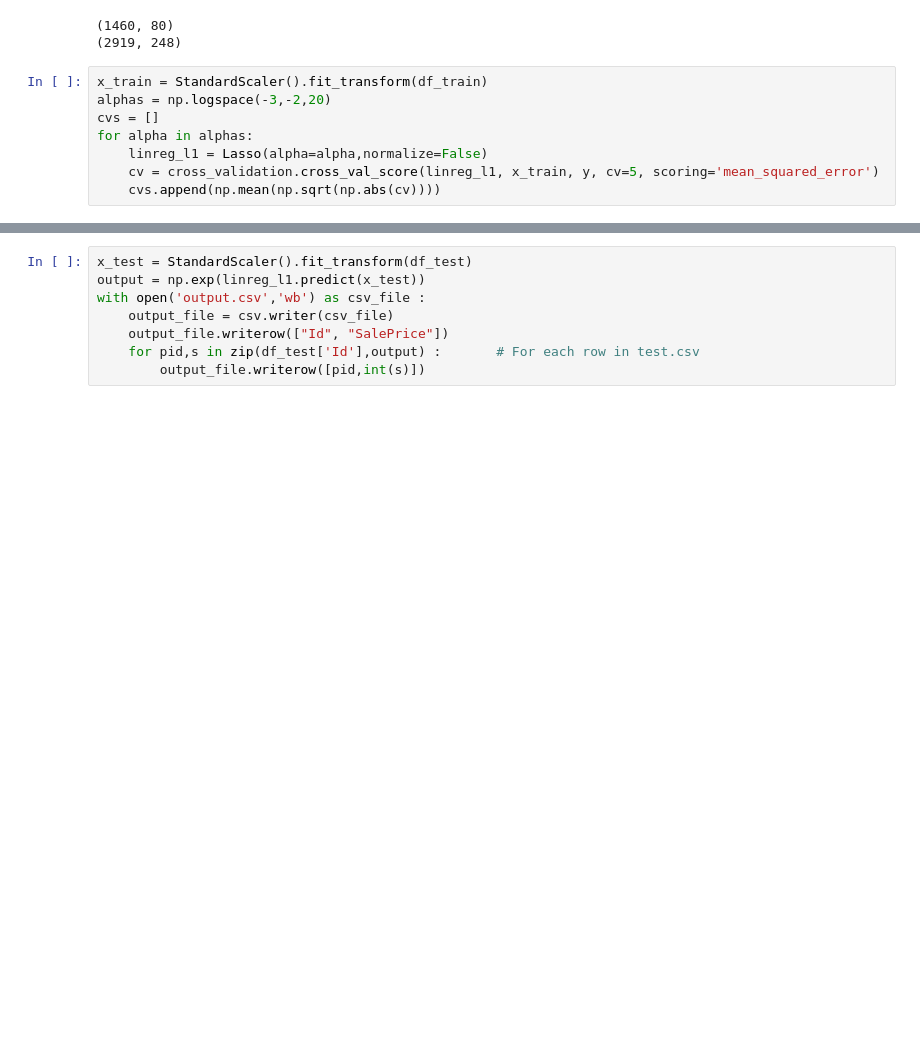
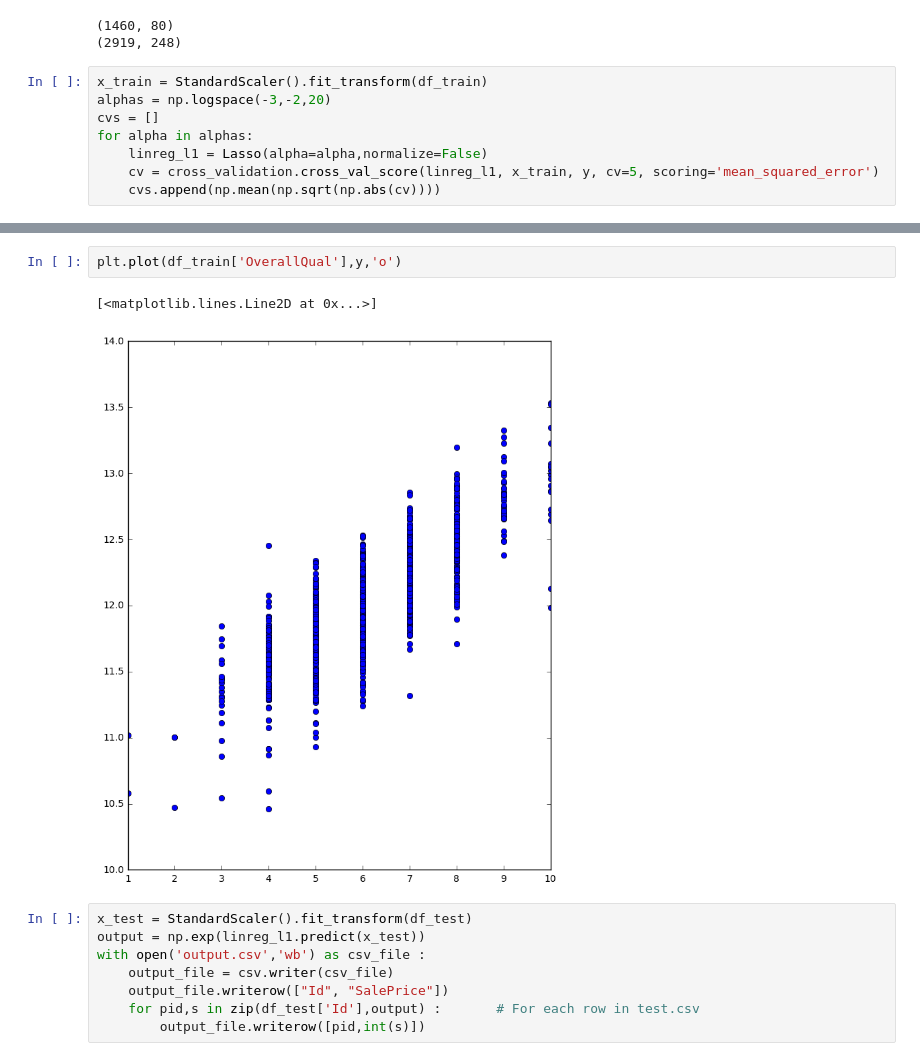
Before and after one commit to jmpounders/kaggle_homeprices, a Jupyter notebook: HomePricePrediction.ipynb, the cells around one changed output, grey strips where cells are left out. Cells and saved outputs as stored; diff of their text form; blank space fills up the shorter version.

```diff
--- a/HomePricePrediction.ipynb
+++ b/HomePricePrediction.ipynb
@@ -341,3 +389,8 @@ Prediction accuracy =  0.103166642934
+# %%
+plt.plot(df_train['OverallQual'],y,'o')
+# %% [output]
+[<matplotlib.lines.Line2D at 0x...>]
+[figure, added]
 # %%
 x_test = StandardScaler().fit_transform(df_test)
 output = np.exp(linreg_l1.predict(x_test))
```
Also changed, not shown: parts of 9 cells of this notebook.
